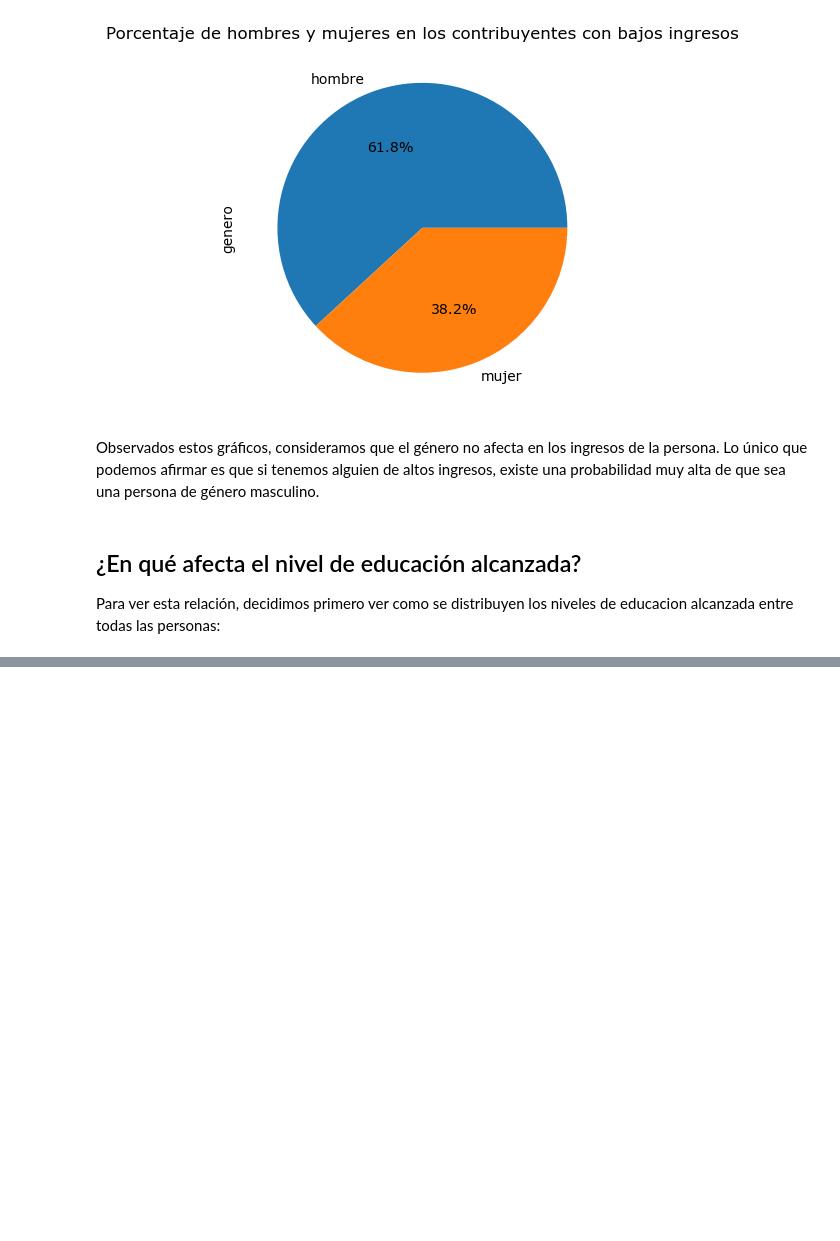
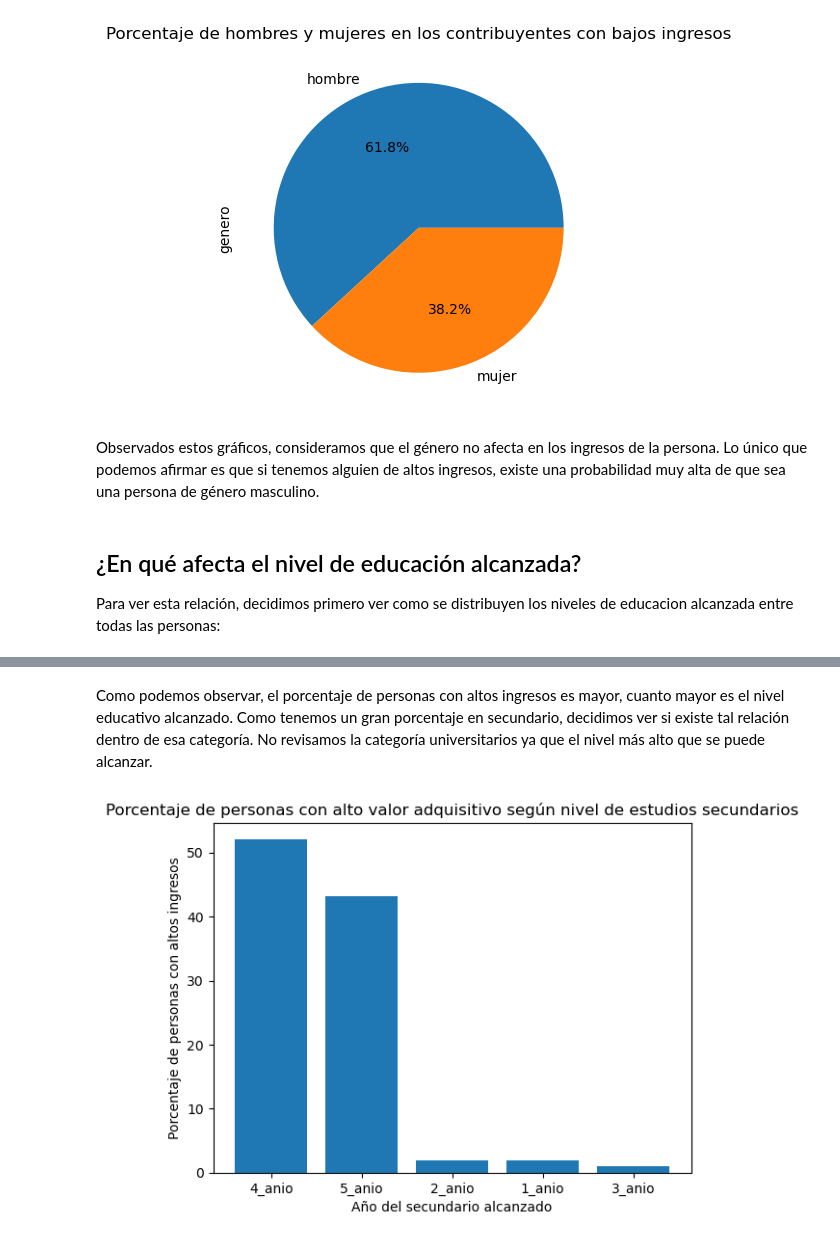
Before and after one commit to MateoCraviotto/Organizacion-de-datos-fiuba-1, a Jupyter notebook: TP1/notebookTp1.ipynb, the cells around one changed output, grey strips where cells are left out. Cells and saved outputs as stored; diff of their text form; code cells hidden in the pictures; blank space fills up the shorter version.

```diff
--- a/TP1/notebookTp1.ipynb
+++ b/TP1/notebookTp1.ipynb
@@ -419,0 +421,17 @@ RecursionError: maximum recursion depth exceeded in comparison
+# %% [markdown]
+Como podemos observar, el porcentaje de personas con altos ingresos es mayor, cuanto mayor es el nivel educativo alcanzado. Como tenemos un gran porcentaje en secundario, decidimos ver si existe tal relación dentro de esa categoría. No revisamos la categoría universitarios ya que el nivel más alto que se puede alcanzar.
+# %%
+personas_con_alto_valor_adquisitivo = df[(df['tiene_alto_valor_adquisitivo'] == 1) & (df['nivel_educativo_alcanzado'] == "secundario")]
+
+porcentaje_alto_valor_adquisitivo = (
+    personas_con_alto_valor_adquisitivo.educacion_alcanzada.value_counts() /
+    len(personas_con_alto_valor_adquisitivo) * 100
+)
+plt.figure(figsize=(6.4, 4.8), dpi=100)
+plt.ylabel("Porcentaje de personas con altos ingresos")
+plt.xlabel("Año del secundario alcanzado")
+plt.title("Porcentaje de personas con alto valor adquisitivo según nivel de estudios secundarios")
+plt.bar(porcentaje_alto_valor_adquisitivo.index, porcentaje_alto_valor_adquisitivo.values)
+plt.show()
+# %% [output]
+[figure, added]
```
Also changed, not shown: parts of 10 cells of this notebook.
